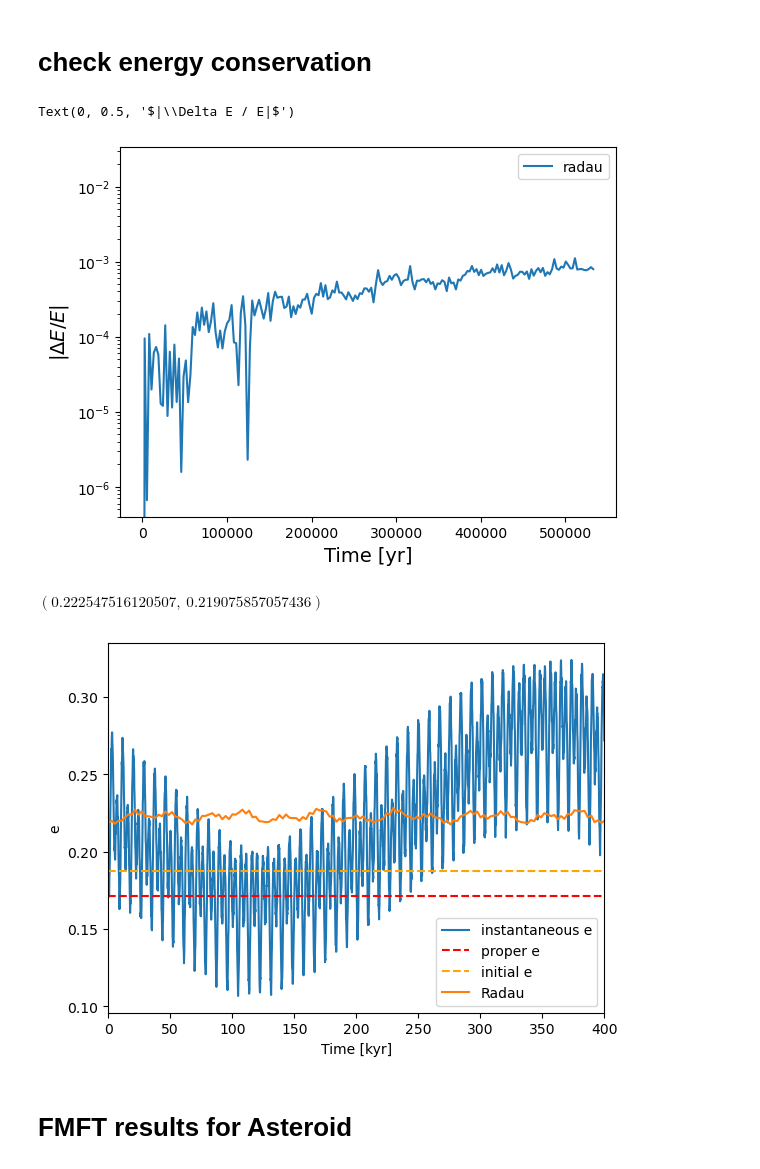
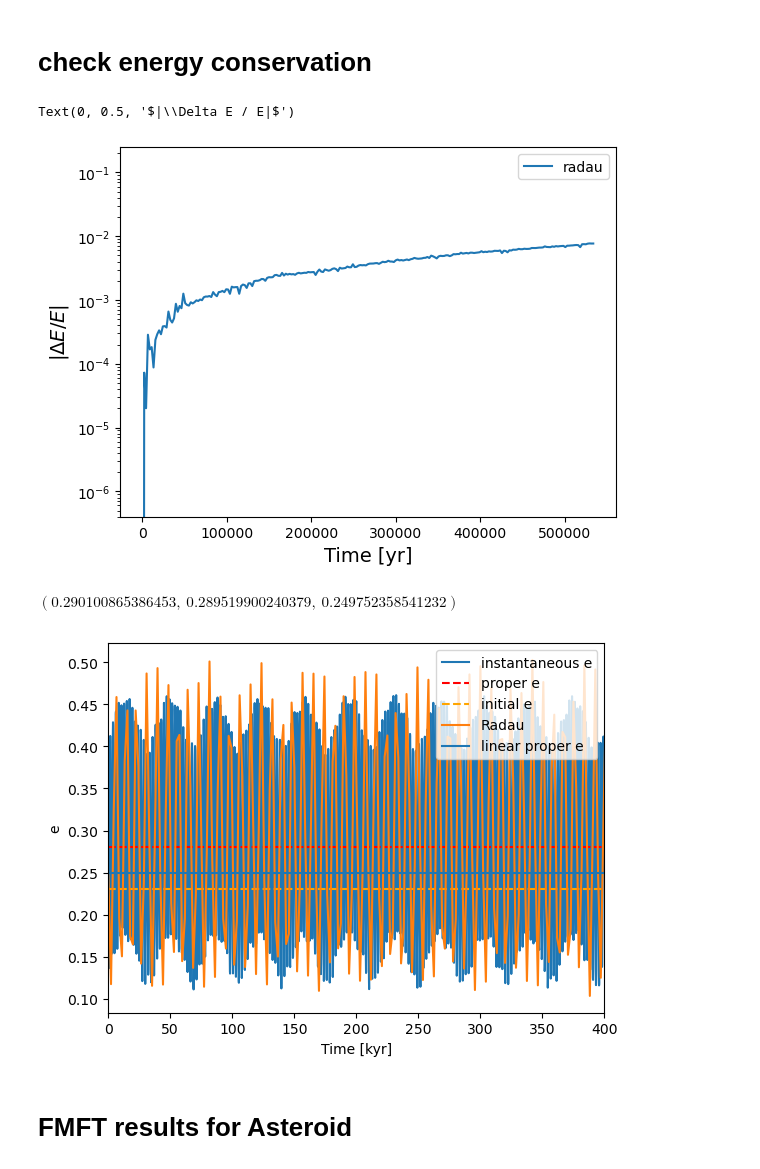
Before and after one commit to kavidey/action-angle-discovery, a Jupyter notebook: AsteroidCleanExampleDan.ipynb, the cells around one changed output. Drawn from its saved outputs; the diff is of its cells as text; code cells hidden in the pictures.

Commit message:
updated linear proper e

```diff
--- a/AsteroidCleanExampleDan.ipynb
+++ b/AsteroidCleanExampleDan.ipynb
@@ -54,7 +54,7 @@ labels.head()
 | 4 | 2.577657 | 2.900000e-05 | 0.171249 | 0.01200 | 0.076113 | 0.001400 | 52.506470 | -51.132322 | 7.00 | 87 | 00005 |
 # %%
 merged_df = pd.merge(df, labels, on="Des'n", how="inner")
-asteroid_index = 4
+asteroid_index = 1
 row = merged_df.iloc[asteroid_index]
 row
 # %% [output]
@@ -255,31 +255,31 @@ plt.xlabel("Time [yr]",fontsize=14)
 plt.ylabel(r"$|\Delta E / E|$",fontsize=14)
 # %% [output]
 Text(0, 0.5, '$|\\Delta E / E|$')
-[figure, old version]
+[figure, new version]
 # %%
 X_mag = abs(x_soln)
 Y_mag = abs(y_soln)
 
 e = np.sqrt(1 - (1 - X_mag**2/2) ** 2)
 I = 2 * np.arcsin(Y_mag / (1 - e**2) ** (1/4))
 
 e_avg = np.average(e)
 I_avg = np.average(I)
 
 plt.plot(results['time']/(2e3*np.pi), results['e'][-1], label = 'instantaneous e')
 plt.axhline(y=row["prope"], color='r', linestyle='--', label = 'proper e')
 plt.axhline(y=row["e"], color='orange', linestyle='--', label = 'initial e')
 plt.plot(soln_h.t/(2e3*np.pi),np.abs(u_soln), label = 'Radau')
-#plt.plot(times/(2e3*np.pi),np.abs(u_rk_soln), label = 'linear theory')
+plt.axhline(y=np.abs(u0), label = 'linear proper e')
 plt.ylabel("e")
 plt.xlabel("Time [kyr]")
 plt.xlim(0, 400)
 plt.legend()
 
-np.average(abs(u_soln)), np.average(results["e"][-1])
+np.average(abs(u_soln)), np.average(results["e"][-1]), np.abs(u0)
 # %% [output]
-$\displaystyle \left( 0.222547516120507, \  0.219075857057436\right)$
+$\displaystyle \left( 0.290100865386453, \  0.289519900240379, \  0.249752358541232\right)$
-[figure, old version]
+[figure, new version]
 # %% [markdown]
 # FMFT results for Asteroid
 # %%
```
Also changed, not shown: parts of 7 cells of this notebook.
